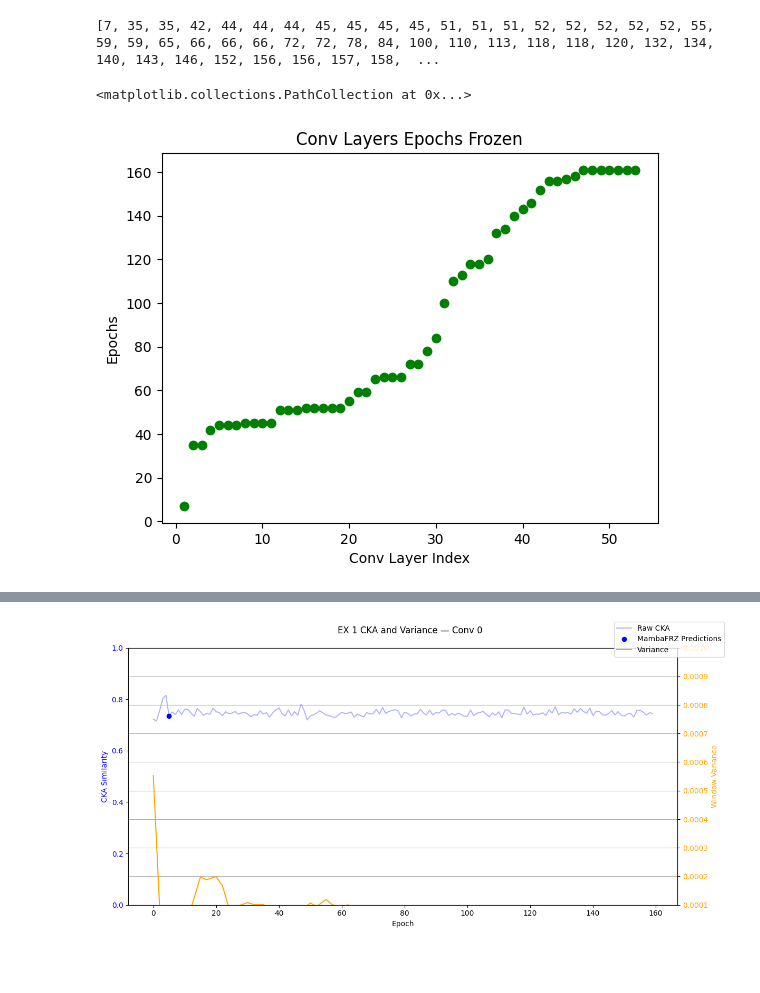
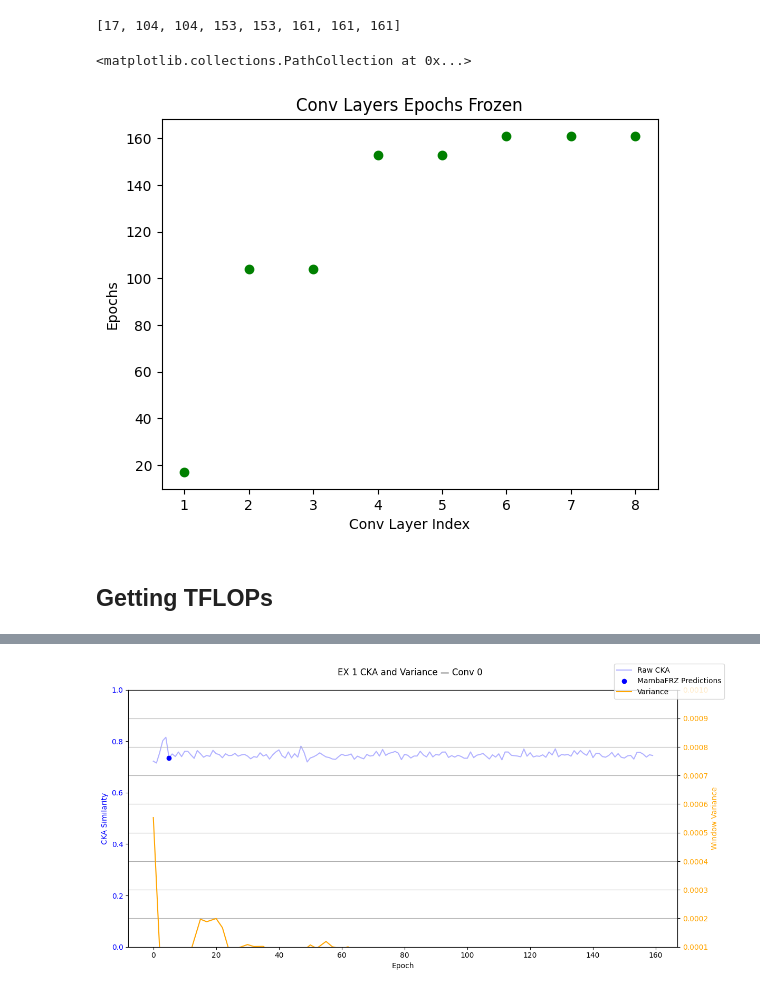
Before and after one commit to Ktuzinowski/MambaFRZ, a Jupyter notebook: ComparePredictionsWithActualLabels.ipynb, the cells around one changed output, grey strips where cells are left out. Saved outputs shown, nothing was run; the diff lists cells and outputs as text; code cells hidden in the pictures; blank space fills up the shorter version.

```diff
--- a/ComparePredictionsWithActualLabels.ipynb
+++ b/ComparePredictionsWithActualLabels.ipynb
@@ -213,12 +258,14 @@ print(track_conv_frozen_frz_pred_experiment)
 # %%
-layers = np.arange(1, 54)
+layers = np.arange(1, 9)
 epochs_frozen_array = [len(track_conv_frozen_frz_pred_experiment[layer_index-1][1]) + 1 for layer_index in layers]
 print(epochs_frozen_array)
 plt.title("Conv Layers Epochs Frozen")
 plt.xlabel("Conv Layer Index")
 plt.ylabel("Epochs")
 plt.scatter(layers, epochs_frozen_array, color='green')
 # %% [output]
-[7, 35, 35, 42, 44, 44, 44, 45, 45, 45, 45, 51, 51, 51, 52, 52, 52, 52, 52, 55, 59, 59, 65, 66, 66, 66, 72, 72, 78, 84, 100, 110, 113, 118, 118, 120, 132, 134, 140, 143, 146, 152, 156, 156, 157, 158,  ...
+[17, 104, 104, 153, 153, 161, 161, 161]
 <matplotlib.collections.PathCollection at 0x...>
-[figure, old version]
+[figure, new version]
+# %% [markdown]
+## Getting TFLOPs
```
Also changed, not shown: parts of 17 cells of this notebook, 5 other files.
